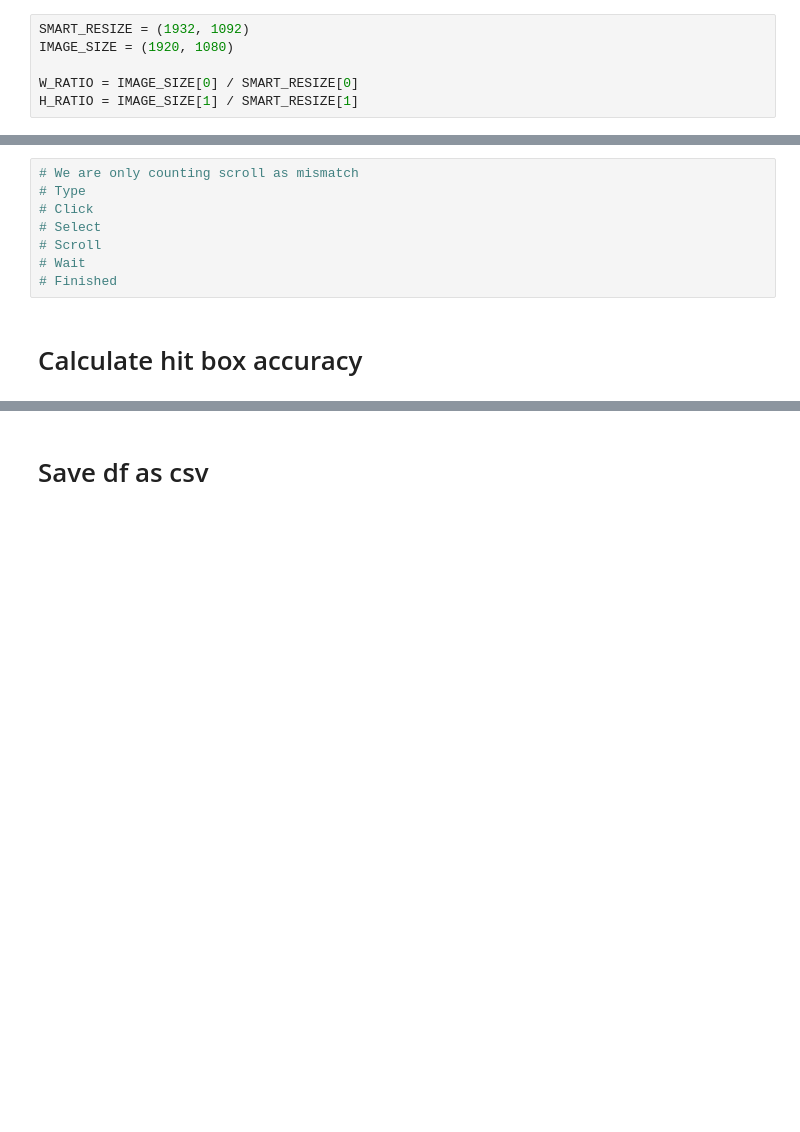
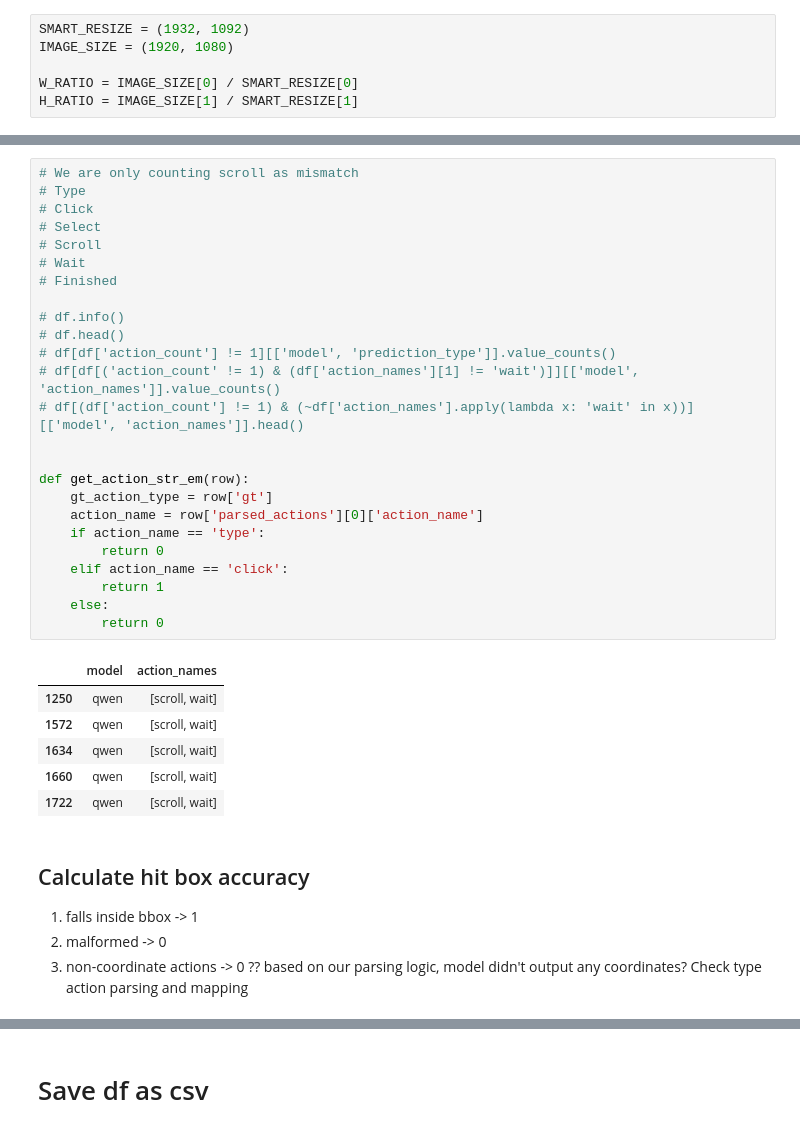
Before and after one commit to ManifoldRG/GUI-DR, a Jupyter notebook: data/baseline_results_final.ipynb, the cells around one changed output, grey strips where cells are left out. Saved outputs shown, nothing was run; the diff lists cells and outputs as text; blank space fills up the shorter version.

```diff
--- a/data/baseline_results_final.ipynb
+++ b/data/baseline_results_final.ipynb
@@ -692,11 +805,39 @@ df[coords_2d_none][['model', 'task_id', 'step_index', 'instruction', 'reasoning_
 # %%
 # We are only counting scroll as mismatch
 # Type
 # Click
 # Select
 # Scroll
 # Wait
 # Finished
+
+# df.info()
+# df.head()
+# df[df['action_count'] != 1][['model', 'prediction_type']].value_counts()
+# df[df[('action_count' != 1) & (df['action_names'][1] != 'wait')]][['model', 'action_names']].value_counts()
+# df[(df['action_count'] != 1) & (~df['action_names'].apply(lambda x: 'wait' in x))][['model', 'action_names']].head()
+
+
+def get_action_str_em(row):
+    gt_action_type = row['gt']
+    action_name = row['parsed_actions'][0]['action_name']
+    if action_name == 'type':
+        return 0
+    elif action_name == 'click':
+        return 1
+    else:
+        return 0
+# %% [output]
+|  | model | action_names |
+| 1250 | qwen | [scroll, wait] |
+| 1572 | qwen | [scroll, wait] |
+| 1634 | qwen | [scroll, wait] |
+| 1660 | qwen | [scroll, wait] |
+| 1722 | qwen | [scroll, wait] |
 # %% [markdown]
-# Calculate hit box accuracy
+## Calculate hit box accuracy
+
+1. falls inside bbox -> 1
+2. malformed -> 0
+3. non-coordinate actions -> 0 ?? based on our parsing logic, model didn't output any coordinates? Check type action parsing and mapping
 # %%
```
Also changed, not shown: parts of 22 cells of this notebook.
